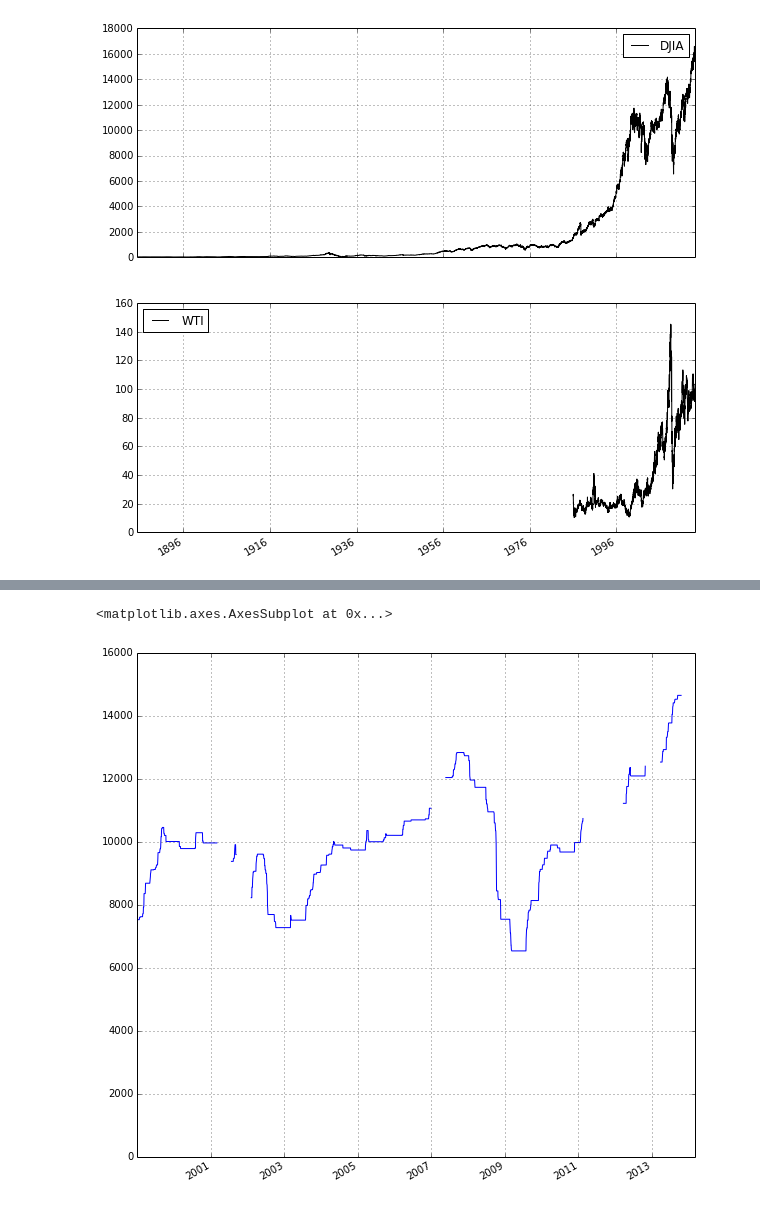
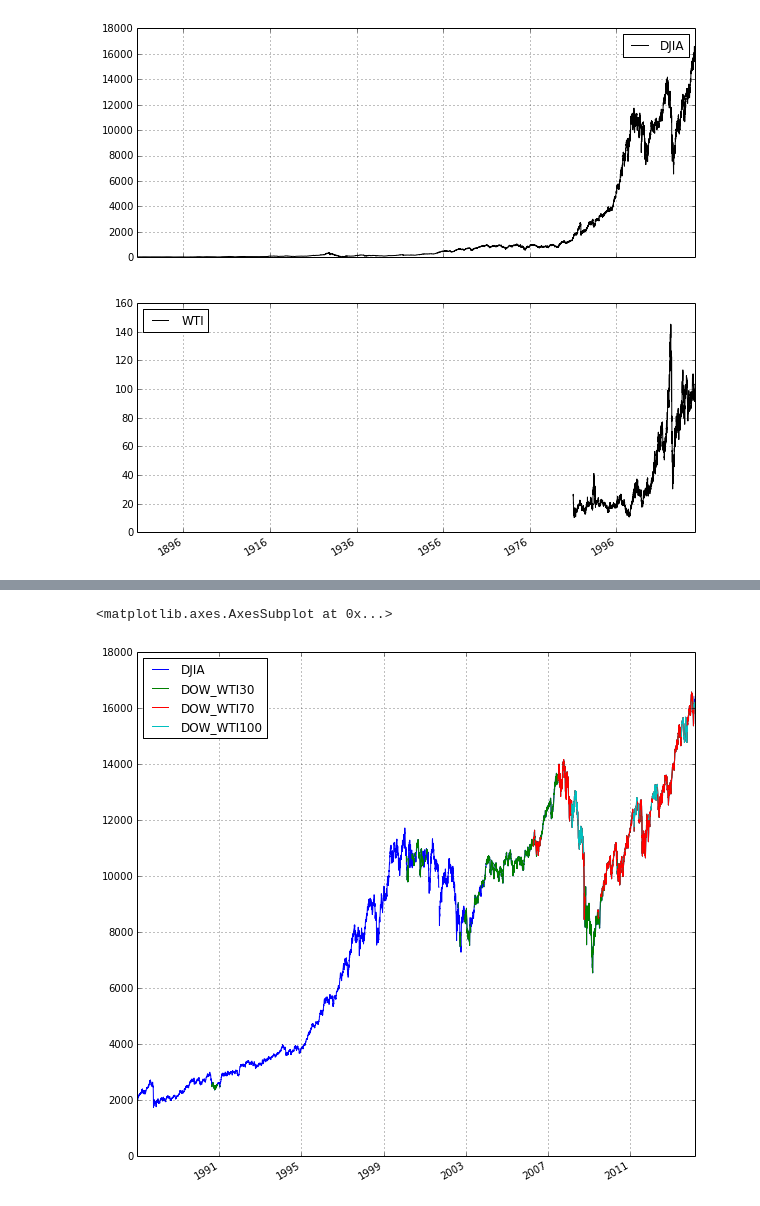
Before and after one commit to jrovegno/ipython-notebooks, a Jupyter notebook: pandas-DOW.ipynb, the cells around one changed output, grey strips where cells are left out. Drawn from its saved outputs; the diff is of its cells as text; code cells hidden in the pictures.

```diff
--- a/pandas-DOW.ipynb
+++ b/pandas-DOW.ipynb
@@ -112,5 +92,11 @@ pd.rolling_max(df['WTI'],100).plot(figsize=(10, 10), xlim=datetime(1999,01,02))
 # %%
-pd.rolling_min(df['DJIA'],100).plot(figsize=(10, 10), xlim=datetime(1999,01,02))
+# pd.rolling_min(df['DJIA'],100).plot(figsize=(10, 10), xlim=datetime(1999,01,02))
-# %% [output]
-<matplotlib.axes.AxesSubplot at 0x...>
-[figure, removed]
+# %%
+df['DOW_WTI30'] = df.DJIA[df.WTI>30]
+df['DOW_WTI70'] = df.DJIA[df.WTI>70]
+df['DOW_WTI100'] = df.DJIA[df.WTI>100]
+# %%
+df['1987':][df.columns.drop('WTI')].plot(figsize=(10, 10))
+# %% [output]
+<matplotlib.axes.AxesSubplot at 0x...>
+[figure, added]
```
Also changed, not shown: parts of 12 cells of this notebook.
